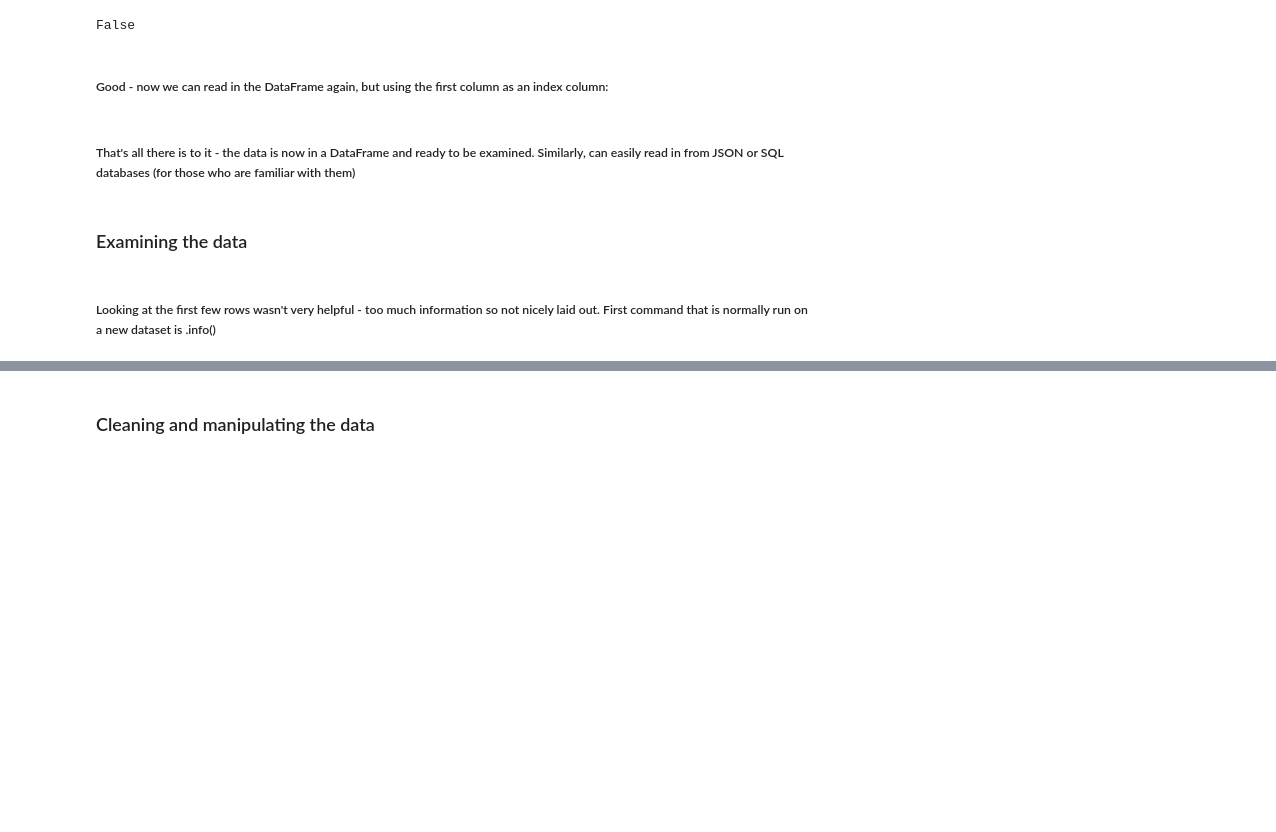
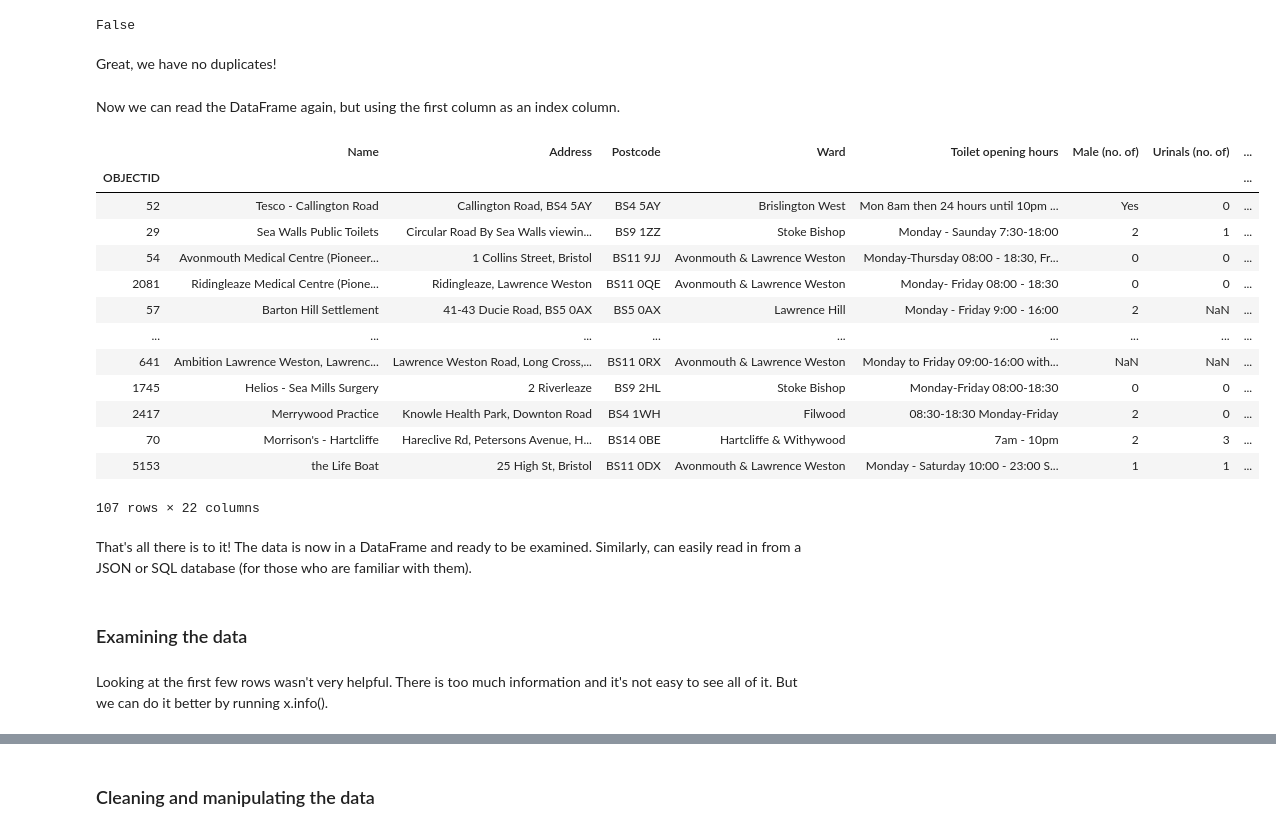
Before and after one commit to CodeHubOrg/python_workshops, a Jupyter notebook: week_5/tutorial_week5.ipynb, the cells around one changed output, grey strips where cells are left out. Saved outputs shown, nothing was run; the diff lists cells and outputs as text; code cells hidden in the pictures; blank space fills up the shorter version.

```diff
--- a/week_5/tutorial_week5.ipynb
+++ b/week_5/tutorial_week5.ipynb
@@ -157,16 +190,32 @@ test = toilet_data['OBJECTID'].duplicated().any() # returns True if any duplicat
 print(test)
 # %% [output]
 False
+# %% [markdown]
+Great, we have no duplicates!
 # %% [markdown]
-##### Good - now we can read in the DataFrame again, but using the first column as an index column:
+Now we can read the DataFrame again, but using the first column as an index column.
 # %%
-toilet_data = pd.read_csv(input_file, index_col = [0]) # ie use first column as the index
-toilet_df = pd.DataFrame(toilet_data)
-toilet_df.head()
+toilet_data = pd.read_csv(input_file, index_col = [0])  # use first column as the index
+toilet_data
+# %% [output]
+|  | Name | Address | Postcode | Ward | Toilet opening hours | Male (no. of) | Urinals (no. of) | ... |
+| OBJECTID |  |  |  |  |  |  |  | ... |
+| 52 | Tesco - Callington Road | Callington Road, BS4 5AY | BS4 5AY | Brislington West | Mon 8am then 24 hours until 10pm ... | Yes | 0 | ... |
+| 29 | Sea Walls Public Toilets | Circular Road By Sea Walls viewin... | BS9 1ZZ | Stoke Bishop | Monday - Saunday 7:30-18:00 | 2 | 1 | ... |
+| 54 | Avonmouth Medical Centre (Pioneer... | 1 Collins Street, Bristol | BS11 9JJ | Avonmouth & Lawrence Weston | Monday-Thursday 08:00 - 18:30, Fr... | 0 | 0 | ... |
+| 2081 | Ridingleaze Medical Centre (Pione... | Ridingleaze, Lawrence Weston | BS11 0QE | Avonmouth & Lawrence Weston | Monday- Friday 08:00 - 18:30 | 0 | 0 | ... |
+| 57 | Barton Hill Settlement | 41-43 Ducie Road, BS5 0AX | BS5 0AX | Lawrence Hill | Monday - Friday 9:00 - 16:00 | 2 | NaN | ... |
+| ... | ... | ... | ... | ... | ... | ... | ... | ... |
+| 641 | Ambition Lawrence Weston, Lawrenc... | Lawrence Weston Road, Long Cross,... | BS11 0RX | Avonmouth & Lawrence Weston | Monday to Friday 09:00-16:00 with... | NaN | NaN | ... |
+| 1745 | Helios - Sea Mills Surgery | 2 Riverleaze | BS9 2HL | Stoke Bishop | Monday-Friday 08:00-18:30 | 0 | 0 | ... |
+| 2417 | Merrywood Practice | Knowle Health Park, Downton Road | BS4 1WH | Filwood | 08:30-18:30 Monday-Friday | 2 | 0 | ... |
+| 70 | Morrison's - Hartcliffe | Hareclive Rd, Petersons Avenue, H... | BS14 0BE | Hartcliffe & Withywood | 7am - 10pm | 2 | 3 | ... |
+| 5153 | the Life Boat | 25 High St, Bristol | BS11 0DX | Avonmouth & Lawrence Weston | Monday - Saturday 10:00 - 23:00 S... | 1 | 1 | ... |
+107 rows × 22 columns
 # %% [markdown]
-##### That's all there is to it - the data is now in a DataFrame and ready to be examined.  Similarly, can easily read in from JSON or SQL databases (for those who are familiar with them)
+That's all there is to it! The data is now in a DataFrame and ready to be examined.  Similarly, can easily read in from a JSON or SQL database (for those who are familiar with them).
 # %% [markdown]
 ### Examining the data
-# %% [markdown]
-##### Looking at the first few rows wasn't very helpful - too much information so not nicely laid out.  First command that is normally run on a new dataset is .info()
+# %% [markdown]
+Looking at the first few rows wasn't very helpful. There is too much information and it's not easy to see all of it. But we can do it better by running x.info().
 # %%
```
Also changed, not shown: parts of 30 cells of this notebook.
